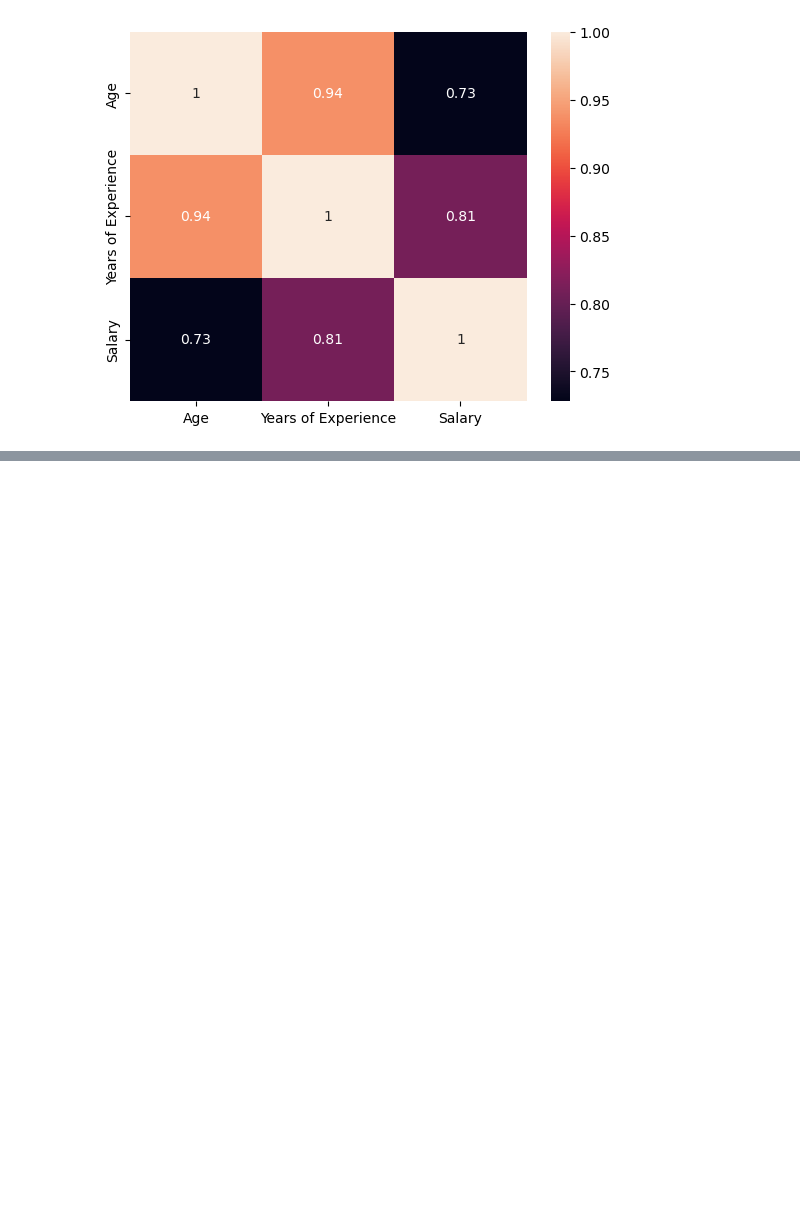
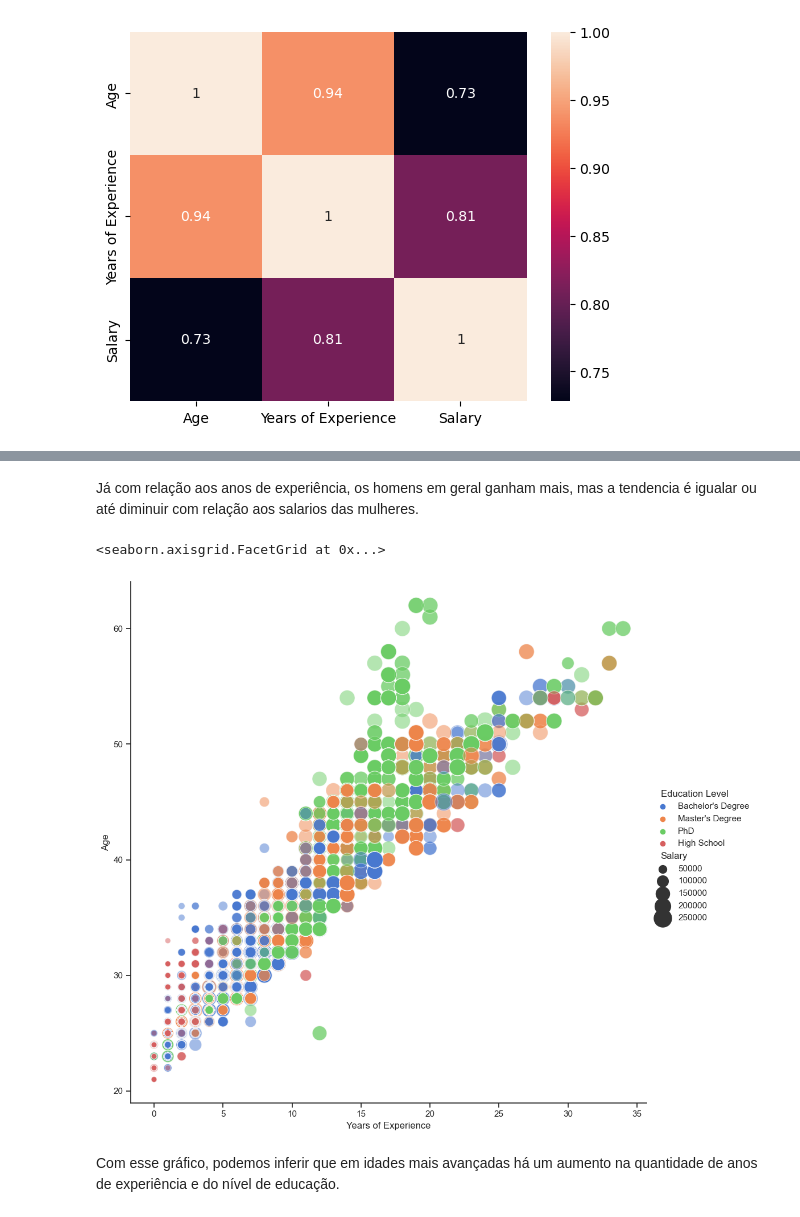
Before and after one commit to pedrolustosab/Analise_Explorataria_Salarios, a Jupyter notebook: EAD_Salarios.ipynb, the cells around one changed output, grey strips where cells are left out. Drawn from its saved outputs; the diff is of its cells as text; code cells hidden in the pictures; blank space fills up the shorter version.

```diff
--- a/EAD_Salarios.ipynb
+++ b/EAD_Salarios.ipynb
@@ -531,3 +511,16 @@ plt.show()
+# %% [markdown]
+Já com relação aos anos de experiência, os homens em geral ganham mais, mas a tendencia é igualar ou até diminuir com relação aos salarios das mulheres.
+# %%
+sns.set_theme(style="ticks")
+sns.set_palette("muted")
+sns.relplot(x='Years of Experience', y='Age', hue='Education Level', size="Salary",
+            sizes=(1, 500), alpha=.5,
+            height=10, data=df)
+# %% [output]
+<seaborn.axisgrid.FacetGrid at 0x...>
+[figure, added]
+# %% [markdown]
+Com esse gráfico, podemos inferir que em idades mais avançadas há um aumento na quantidade de anos de experiência e do nível de educação.
 # %%
 sns.lineplot(data = df,x = "Years of Experience",y = "Salary")
 # %% [output]
```
Also changed, not shown: parts of 21 cells of this notebook.
